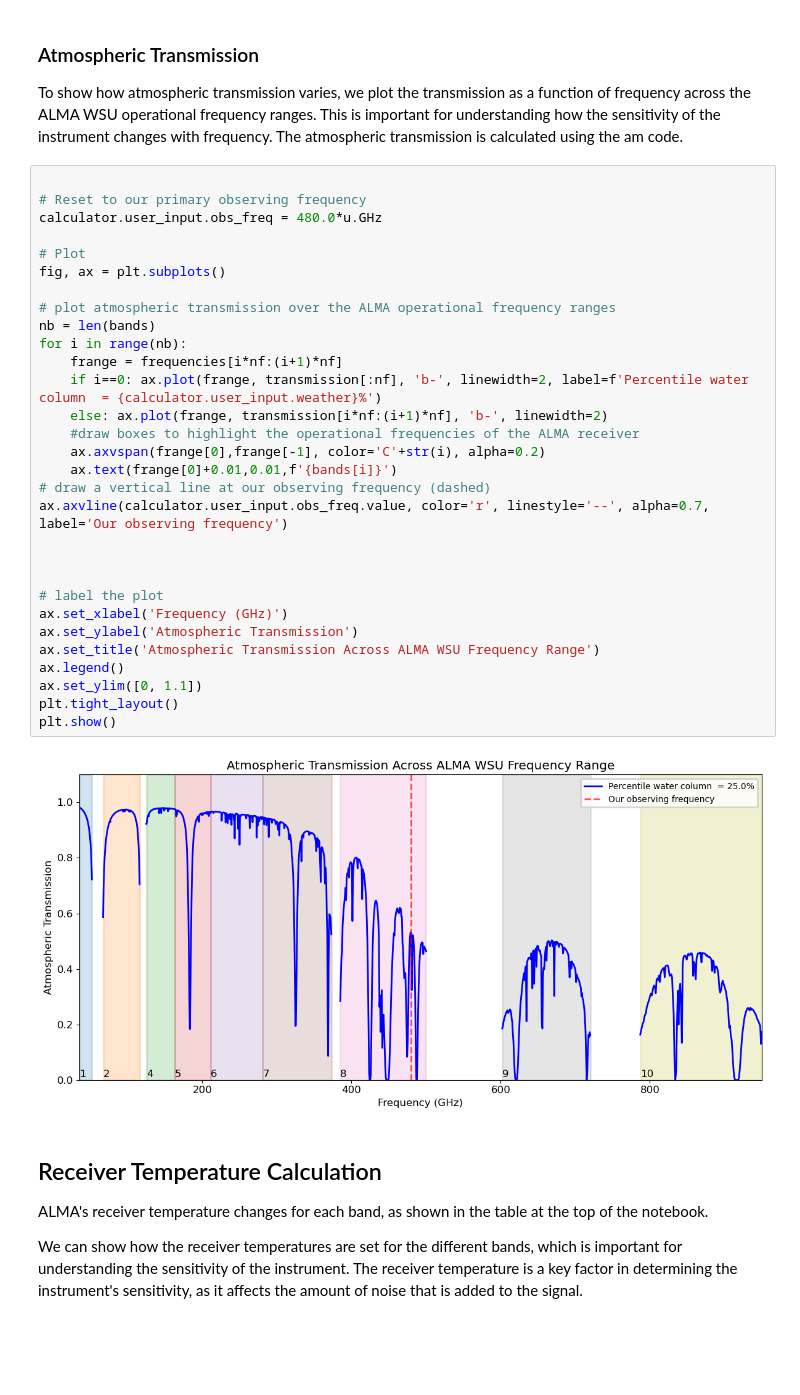
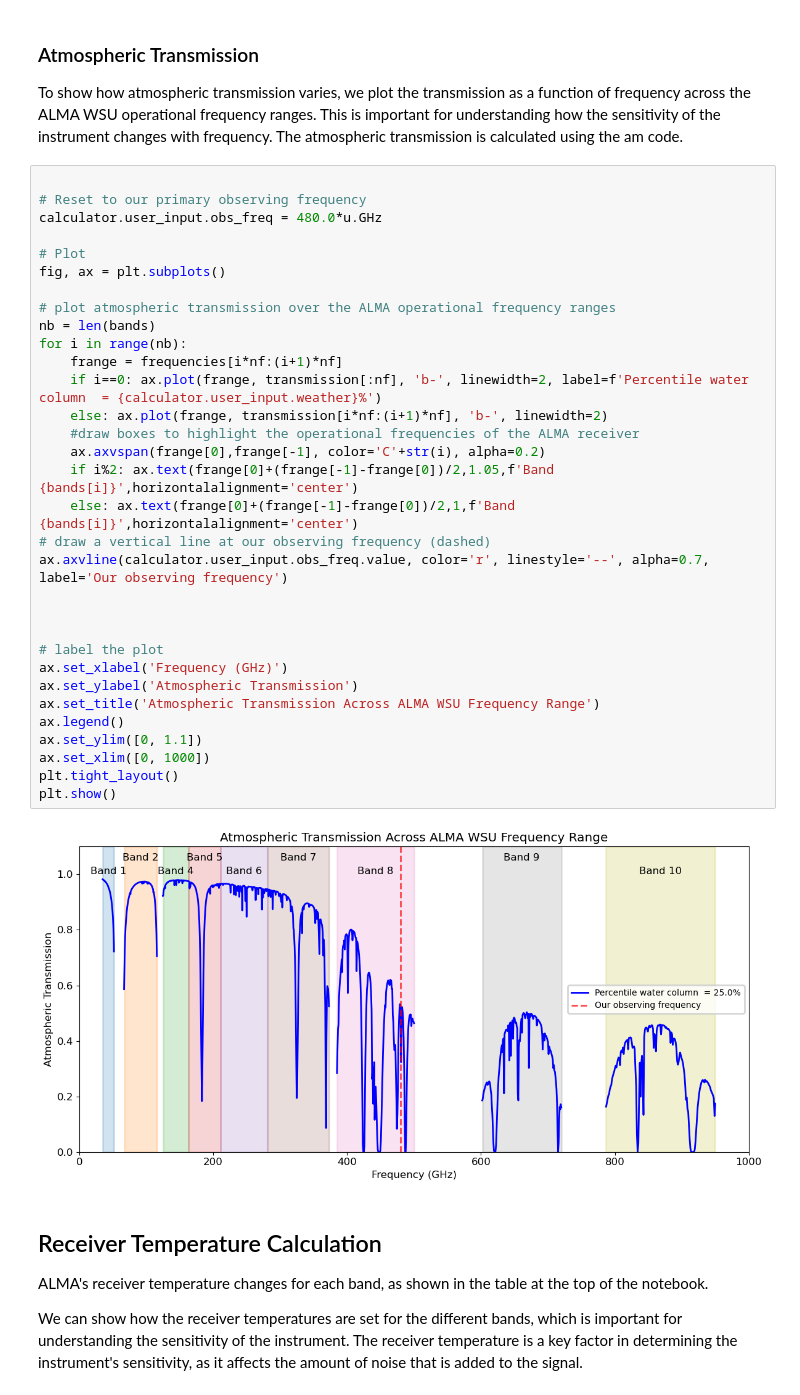
Before and after one commit to ukatc/AtLAST_sensitivity_calculator, a Jupyter notebook: Jupyter_Notebooks/Instrument_Walkthroughs/Alma_instrument_walkthrough.ipynb, the cells around one changed output. Drawn from its saved outputs; the diff is of its cells as text; blank space fills up the shorter version.

```diff
--- a/Jupyter_Notebooks/Instrument_Walkthroughs/Alma_instrument_walkthrough.ipynb
+++ b/Jupyter_Notebooks/Instrument_Walkthroughs/Alma_instrument_walkthrough.ipynb
@@ -305,35 +291,37 @@ To show how atmospheric transmission varies, we plot the transmission as a funct
 # %%
 
 # Reset to our primary observing frequency
 calculator.user_input.obs_freq = 480.0*u.GHz
 
 # Plot
 fig, ax = plt.subplots()
 
 # plot atmospheric transmission over the ALMA operational frequency ranges
 nb = len(bands)
 for i in range(nb):
     frange = frequencies[i*nf:(i+1)*nf]
     if i==0: ax.plot(frange, transmission[:nf], 'b-', linewidth=2, label=f'Percentile water column  = {calculator.user_input.weather}%')
     else: ax.plot(frange, transmission[i*nf:(i+1)*nf], 'b-', linewidth=2)
     #draw boxes to highlight the operational frequencies of the ALMA receiver
     ax.axvspan(frange[0],frange[-1], color='C'+str(i), alpha=0.2)
-    ax.text(frange[0]+0.01,0.01,f'{bands[i]}')
+    if i%2: ax.text(frange[0]+(frange[-1]-frange[0])/2,1.05,f'Band {bands[i]}',horizontalalignment='center')
+    else: ax.text(frange[0]+(frange[-1]-frange[0])/2,1,f'Band {bands[i]}',horizontalalignment='center')
 # draw a vertical line at our observing frequency (dashed)
 ax.axvline(calculator.user_input.obs_freq.value, color='r', linestyle='--', alpha=0.7, label='Our observing frequency')
 
 
 
 # label the plot
 ax.set_xlabel('Frequency (GHz)')
 ax.set_ylabel('Atmospheric Transmission')
 ax.set_title('Atmospheric Transmission Across ALMA WSU Frequency Range')
 ax.legend()
 ax.set_ylim([0, 1.1])
+ax.set_xlim([0, 1000])
 plt.tight_layout()
 plt.show()
 # %% [output]
-[figure, old version]
+[figure, new version]
 # %% [markdown]
 ## Receiver Temperature Calculation
 
```
Also changed, not shown: parts of 9 cells of this notebook, 1 other file.
